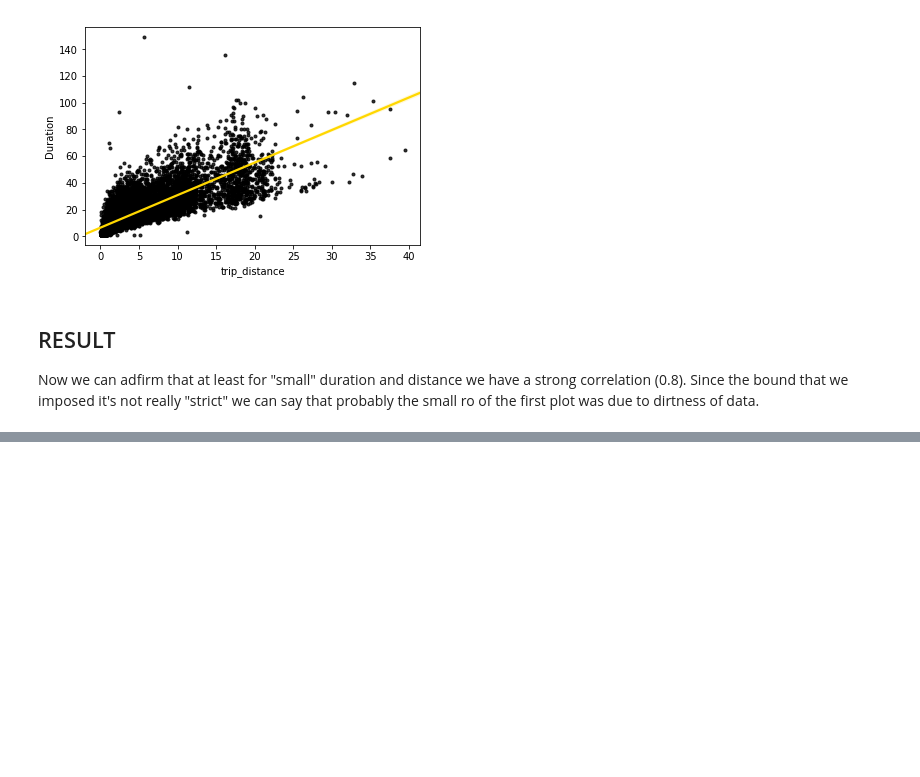
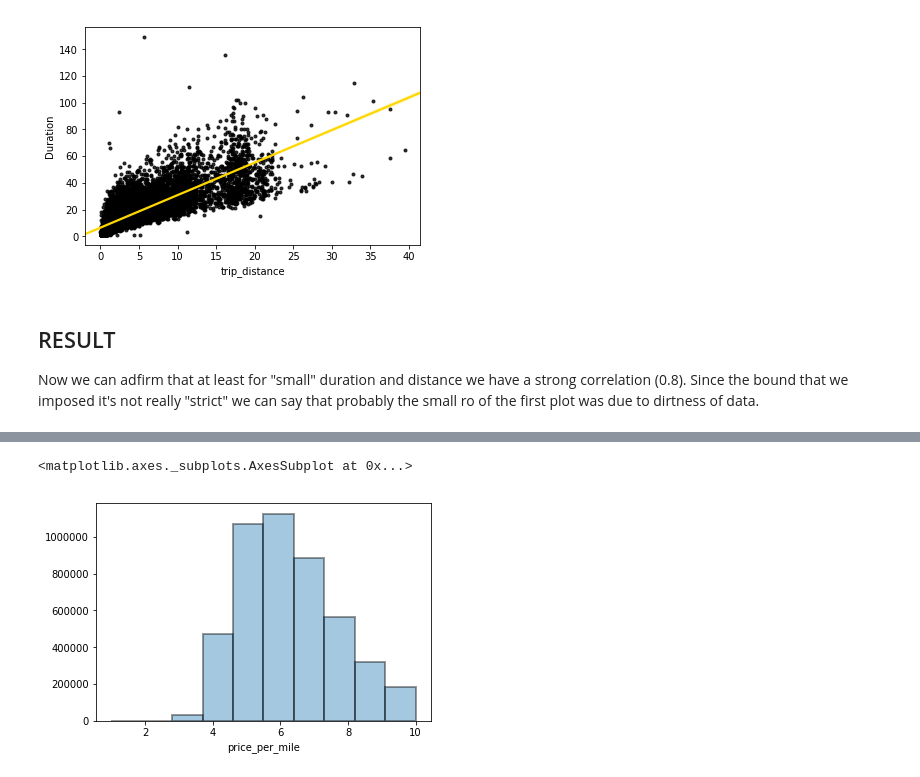
Before and after one commit to EgonFerri/ADM-HM2, a Jupyter notebook: HMW2_OFFICIALFILE.ipynb, the cells around one changed output, grey strips where cells are left out. Drawn from its saved outputs; the diff is of its cells as text; code cells hidden in the pictures; blank space fills up the shorter version.

```diff
--- a/HMW2_OFFICIALFILE.ipynb
+++ b/HMW2_OFFICIALFILE.ipynb
@@ -1516,0 +1674,5 @@ Since the bound that we imposed it's not really "strict" we can say that probabl
+# %%
+sns.distplot(result['price_per_mile'], kde=False, bins=10, hist_kws=dict(edgecolor="k", linewidth=2))
+# %% [output]
+<matplotlib.axes._subplots.AxesSubplot at 0x...>
+[figure, added]
```
Also changed, not shown: parts of 49 cells of this notebook.
